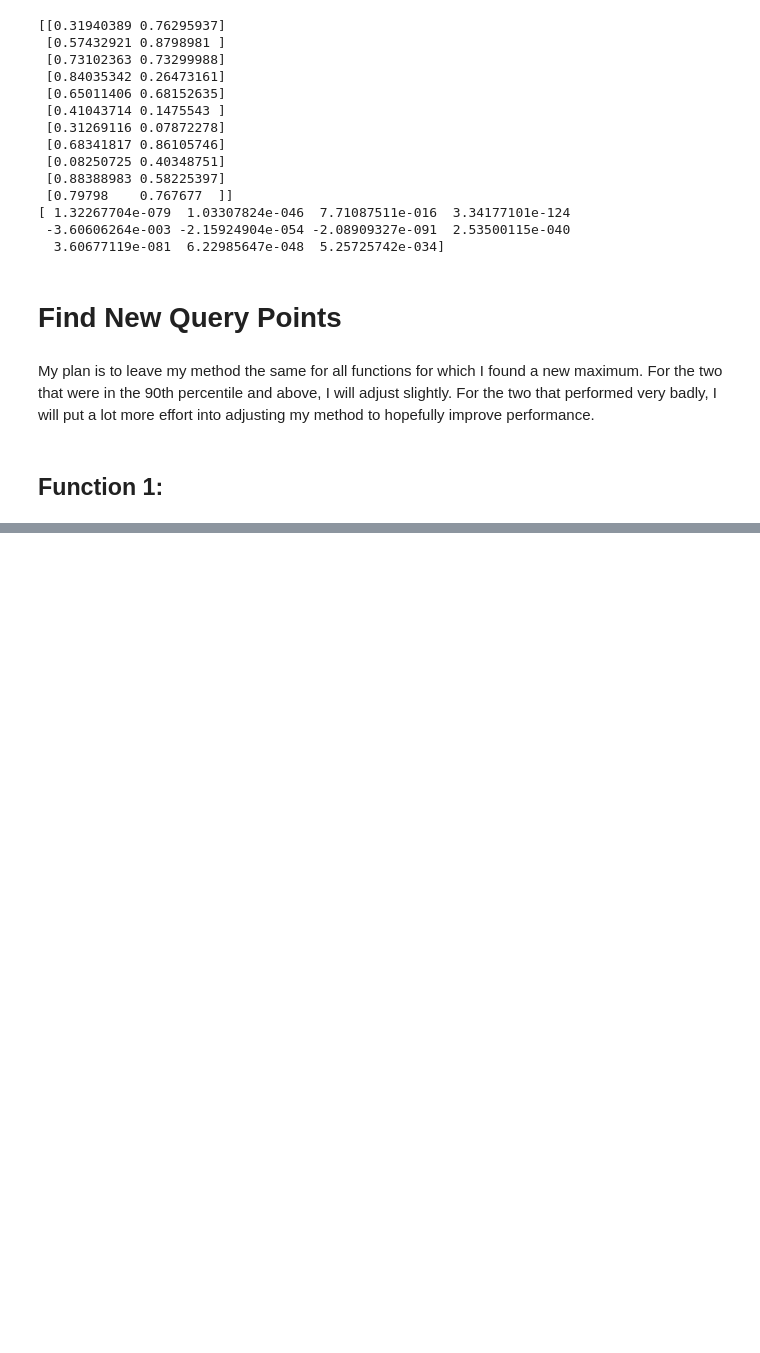
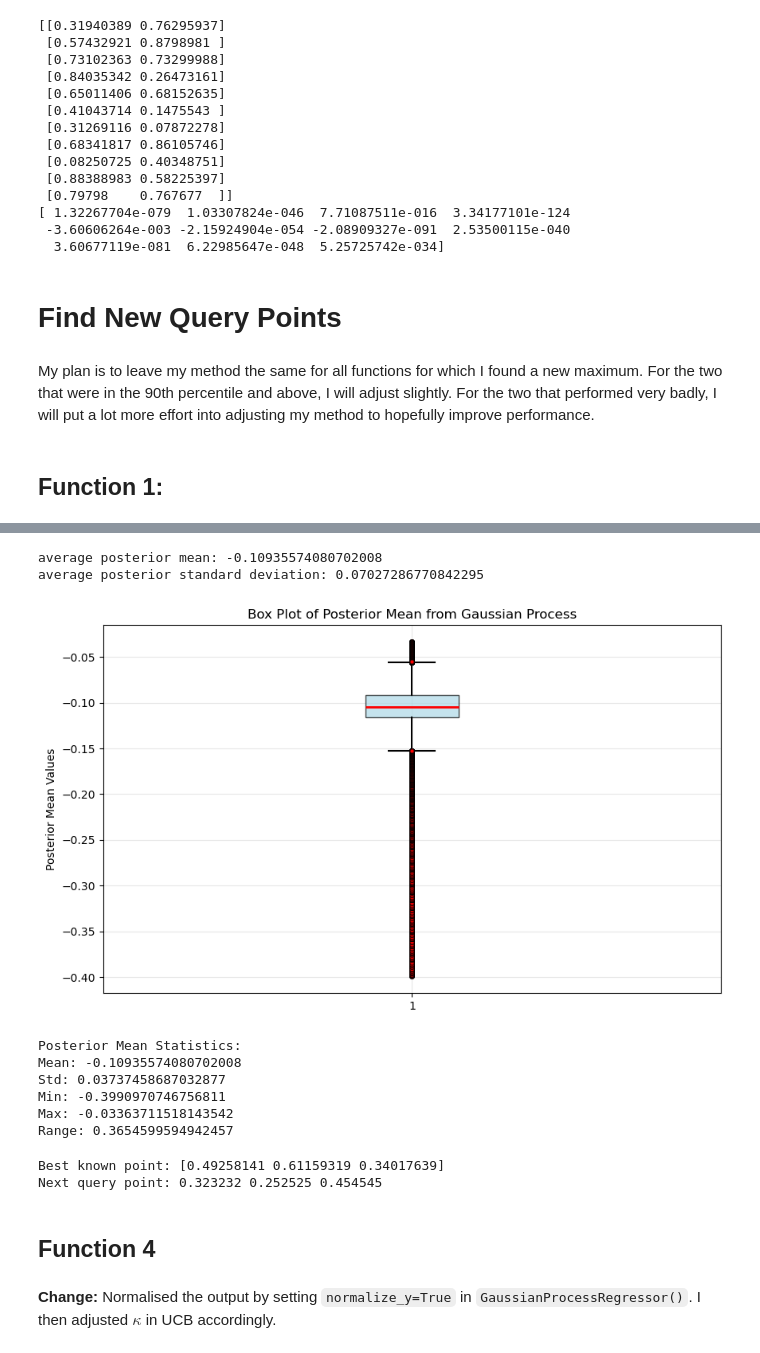
Before and after one commit to Kelly-A-W/Imperial-AI-and-ML-Course-Capstone-Project, a Jupyter notebook: capstone_assignment_13_1.ipynb, the cells around one changed output, grey strips where cells are left out. Saved outputs shown, nothing was run; the diff lists cells and outputs as text; code cells hidden in the pictures; blank space fills up the shorter version.

```diff
--- a/capstone_assignment_13_1.ipynb
+++ b/capstone_assignment_13_1.ipynb
@@ -577,0 +660,76 @@ Next query point: 0.79798 0.878788
+# %%
+# GP assumption
+noise_assumption = 1e-10
+
+# kernel parameters
+length_scale = 0.1
+nu = 1.5
+
+# set up evaluation grid:
+x_31 = np.linspace(0, 1, 100)
+x_32 = np.linspace(0, 1, 100)
+x_33 = np.linspace(0, 1, 100)
+x_31, x_32, x_33 = np.meshgrid(x_31, x_32, x_33)
+x_3_grid = np.column_stack([x_31.ravel(), x_32.ravel(), x_33.ravel()])
+
+# Define and fit GP
+#kernel = RBF(length_scale = length_scale)
+kernel = Matern(length_scale=length_scale, nu=nu)
+model = GaussianProcessRegressor(kernel = kernel, alpha = noise_assumption, normalize_y=True)
+model.fit(np.array(x_3), np.array(y_3))
+
+
+# Get the predicted (posterior) mean and standard deviation for each grid point
+post_mean, post_std = model.predict(x_3_grid, return_std = True)
+print("average posterior mean:", mean(post_mean))
+print("average posterior standard deviation:", mean(post_std))
+# %% [output]
+average posterior mean: -0.10935574080702008
+average posterior standard deviation: 0.07027286770842295
+# %%
+# Create density plot of post_mean
+plt.figure(figsize=(10, 6))
+plt.boxplot(post_mean, vert=True, patch_artist=True,
+           boxprops=dict(facecolor='lightblue', alpha=0.7),
+           medianprops=dict(color='red', linewidth=2),
+           whiskerprops=dict(color='black', linewidth=1.5),
+           capprops=dict(color='black', linewidth=1.5),
+           flierprops=dict(marker='o', markerfacecolor='red', markersize=4, alpha=0.6))
+plt.ylabel('Posterior Mean Values')
+plt.title('Box Plot of Posterior Mean from Gaussian Process')
+plt.grid(True, alpha=0.3)
+plt.show()
+
+# Print some statistics
+print(f"Posterior Mean Statistics:")
+print("Mean:", np.mean(post_mean))
+print("Std:", np.std(post_mean))
+print("Min:", np.min(post_mean))
+print("Max:", np.max(post_mean))
+print("Range:", np.max(post_mean) - np.min(post_mean))
+# %% [output]
+[figure, added]
+Posterior Mean Statistics:
+Mean: -0.10935574080702008
+Std: 0.03737458687032877
+Min: -0.3990970746756811
+Max: -0.03363711518143542
+Range: 0.3654599594942457
+# %%
+
+# Calculate the UCB aquisition function
+kappa =  1
+UCB = post_mean + kappa * post_std
+
+# Get the next query point
+max_idx_3 = np.argmax(UCB)
+next_point_3 = x_3_grid[max_idx_3]
+print("Best known point:", x_3[np.argmax(y_3)])
+print("Next query point:", round(next_point_3[0], 6), round(next_point_3[1], 6), round(next_point_3[2], 6))
+# %% [output]
+Best known point: [0.49258141 0.61159319 0.34017639]
+Next query point: 0.323232 0.252525 0.454545
+# %% [markdown]
+## Function 4
+# %% [markdown]
+**Change:** Normalised the output by setting `normalize_y=True` in `GaussianProcessRegressor()`. I then adjusted $\kappa$ in UCB accordingly.
```
Also changed, not shown: parts of 15 cells of this notebook.
